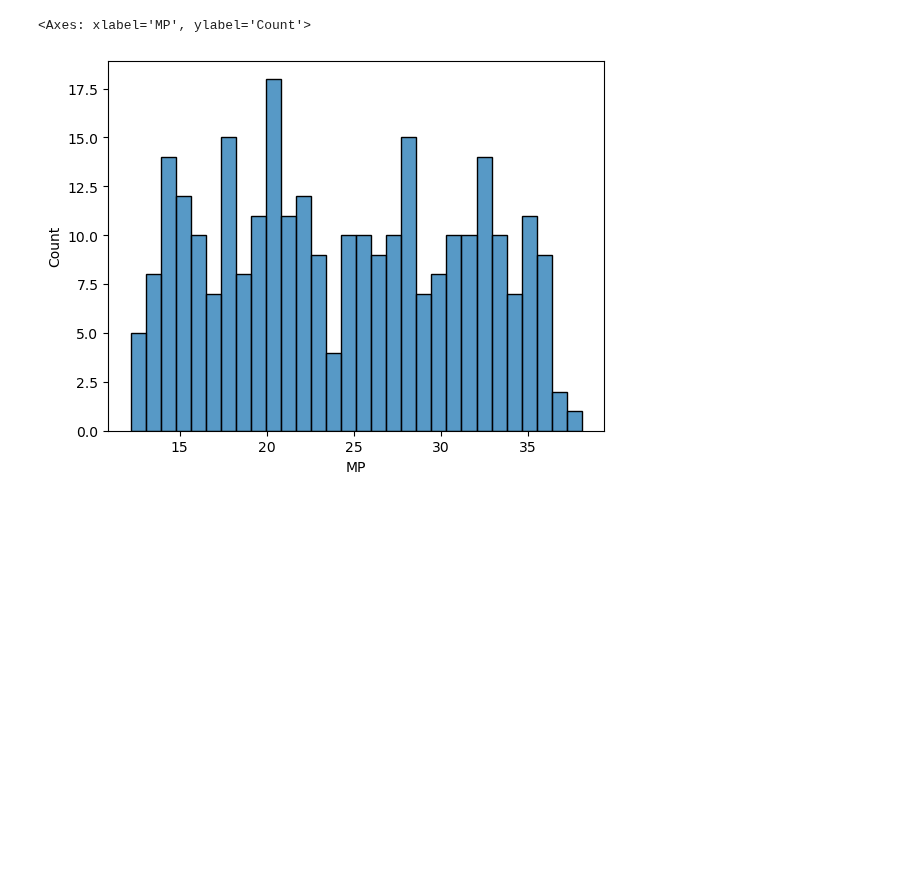
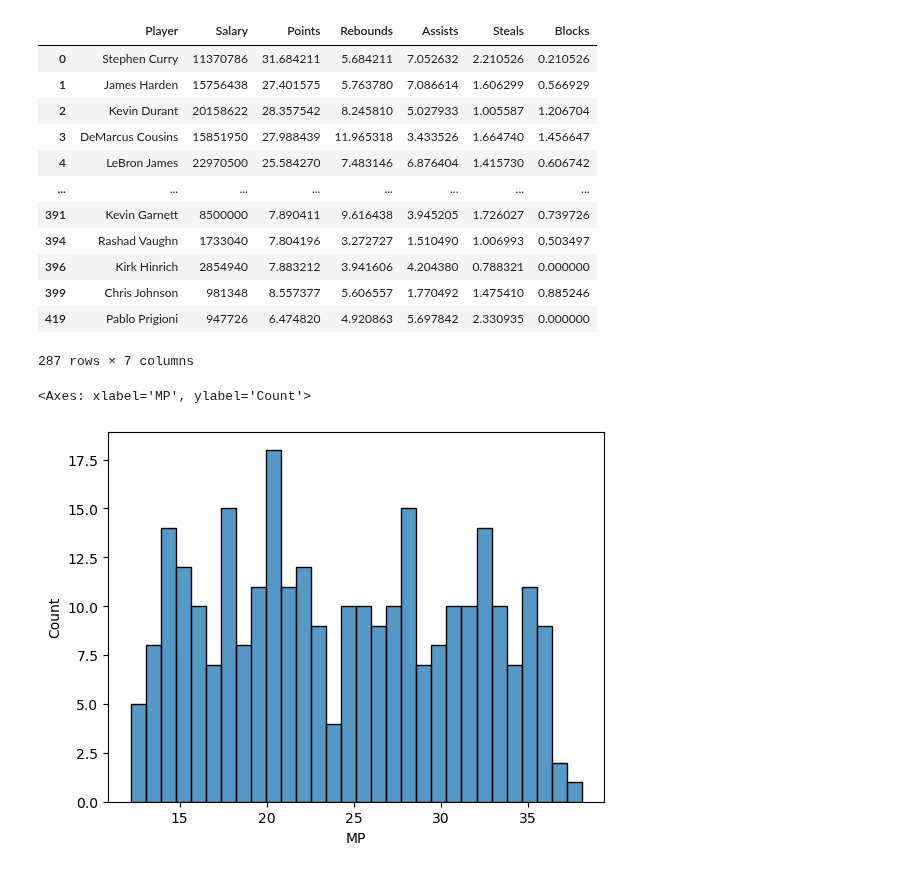
Before and after one commit to rameshsrinivasanuci/multiobjective, a Jupyter notebook: eda_pareto_nba.ipynb, the cells around one changed output. Drawn from its saved outputs; the diff is of its cells as text; code cells hidden in the pictures; blank space fills up the shorter version.

```diff
--- a/eda_pareto_nba.ipynb
+++ b/eda_pareto_nba.ipynb
@@ -38,6 +38,22 @@ taskdata = pd.DataFrame({
     'Steals': 36*steals/minutes,
     'Blocks': 36*blocks/minutes,
     })
+# %%
+taskdata
+# %% [output]
+|  | Player | Salary | Points | Rebounds | Assists | Steals | Blocks |
+| 0 | Stephen Curry | 11370786 | 31.684211 | 5.684211 | 7.052632 | 2.210526 | 0.210526 |
+| 1 | James Harden | 15756438 | 27.401575 | 5.763780 | 7.086614 | 1.606299 | 0.566929 |
+| 2 | Kevin Durant | 20158622 | 28.357542 | 8.245810 | 5.027933 | 1.005587 | 1.206704 |
+| 3 | DeMarcus Cousins | 15851950 | 27.988439 | 11.965318 | 3.433526 | 1.664740 | 1.456647 |
+| 4 | LeBron James | 22970500 | 25.584270 | 7.483146 | 6.876404 | 1.415730 | 0.606742 |
+| ... | ... | ... | ... | ... | ... | ... | ... |
+| 391 | Kevin Garnett | 8500000 | 7.890411 | 9.616438 | 3.945205 | 1.726027 | 0.739726 |
+| 394 | Rashad Vaughn | 1733040 | 7.804196 | 3.272727 | 1.510490 | 1.006993 | 0.503497 |
+| 396 | Kirk Hinrich | 2854940 | 7.883212 | 3.941606 | 4.204380 | 0.788321 | 0.000000 |
+| 399 | Chris Johnson | 981348 | 8.557377 | 5.606557 | 1.770492 | 1.475410 | 0.885246 |
+| 419 | Pablo Prigioni | 947726 | 6.474820 | 4.920863 | 5.697842 | 2.330935 | 0.000000 |
+287 rows × 7 columns
 # %%
 sns.histplot(nbadata['MP'], bins=30)
 # %% [output]
```
Also changed, not shown: 1 other file.
